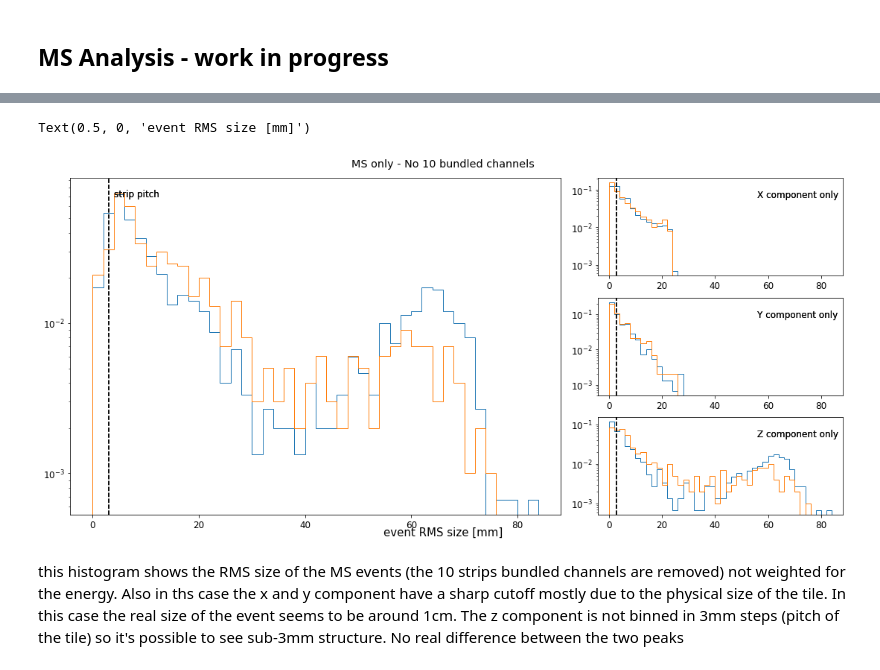
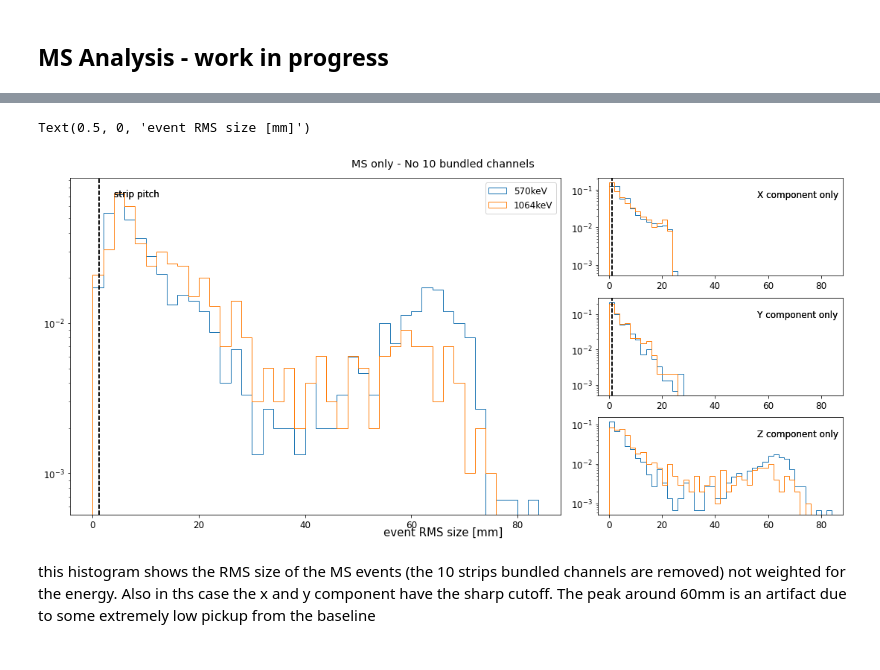
Before and after one commit to jdalmasson88/LXe_notebooks, a Jupyter notebook: cluster_analysis.ipynb, the cells around one changed output, grey strips where cells are left out. Drawn from its saved outputs; the diff is of its cells as text; code cells hidden in the pictures.

Commit message:
added energy resolution, SS/MS analysis

```diff
--- a/cluster_analysis.ipynb
+++ b/cluster_analysis.ipynb
@@ -179,6 +179,7 @@ Text(0.5, 1.0, 'SS strips count - Bundled channels removed')
 # %% [markdown]
 here the big bundles are removed. It is possible to see how the distribution slightly shifts upwards, most of the SS clusters are 2 strips or more possibly due to diffusion. The 1064keV events seem to be mildy larger clusters than the 570keV. Maybe due to continuous channel Compton reconstructed as one cluster?
 # %%
+strip_rms = 3/np.sqrt(6)
 fig3 = plt.figure(constrained_layout=True,figsize=(15,7))
 gs = fig3.add_gridspec(2, 3)
 f3_ax0 = fig3.add_subplot(gs[:, :-1])
@@ -202,17 +203,17 @@ for i in range(2):
     cluster_size = np.hypot(df['Weighted Event Size X'][mask],\
                             np.hypot(df['Weighted Event Size Y'][mask],df['Weighted Event Size Z'][mask]))
     f3_ax0.hist(cluster_size,bins=array_bin,label=labels[i],histtype='step',density=True, log=True)
-    f3_ax0.axvline(x=3,linestyle='--',c='black')
-    f3_ax0.text(3.2, 0.2, 'strip pitch', fontsize=12)
+    f3_ax0.axvline(x=strip_rms,linestyle='--',c='black')
+    f3_ax0.text(strip_rms+1, 0.2, 'strip pitch', fontsize=12)
     f3_ax1.hist(df['Weighted Event Size X'][mask],\
                 bins=array_bin,label=labels[i],histtype='step',density=True, log=True)
 
     f3_ax1.text(0.65, 0.8, 'X component only', fontsize=12, transform = f3_ax1.transAxes)
-    f3_ax1.axvline(x=3,linestyle='--',c='black')
+    f3_ax1.axvline(x=strip_rms,linestyle='--',c='black')
     f3_ax2.hist(df['Weighted Event Size Y'][mask],\
                 bins=array_bin,label=labels[i],histtype='step',density=True, log=True)
     f3_ax2.text(0.65, 0.8, 'Y component only', fontsize=12, transform = f3_ax2.transAxes)
-    f3_ax2.axvline(x=3,linestyle='--',c='black')
+    f3_ax2.axvline(x=strip_rms,linestyle='--',c='black')
     last = True
 
 f3_ax0.legend()
@@ -235,8 +236,7 @@ cut_array = ['DriftTime>0', 'DriftTime<77','NumberOfClusters>1',\
              'TileStrip X1-12 Charge Energy==0','TileStrip Y1-10 Charge Energy==0']
 last = False
 ax_text = '570keV'
-array_bin = np.arange(0,35,3)
-strip_pitch = 3
+array_bin = np.arange(0,18,1)
 for i in range(2):
     if last:
         ax_text = '1064keV'
@@ -245,18 +245,18 @@ for i in range(2):
     cut = Cut(cut_array,df,derived_dict)
     mask = cut.mask
     mask = np.logical_and(mask,df['IsFull3D'])
-    cluster_size = np.hypot(df['NumXTileChannelsHit'][mask]*strip_pitch,df['NumYTileChannelsHit'][mask]*strip_pitch)
+    cluster_size = np.hypot(df['NumXTileChannelsHit'][mask]*strip_rms,df['NumYTileChannelsHit'][mask]*strip_rms)
     f3_ax0.hist(cluster_size,bins=array_bin,label=labels[i],histtype='step',density=True, log=True)
-    f3_ax0.axvline(x=3,linestyle='--',c='black')
-    f3_ax0.text(3.2, 0.07, 'strip pitch', fontsize=12)
-    f3_ax1.hist(df['NumXTileChannelsHit'][mask]*strip_pitch,\
+    f3_ax0.axvline(x=strip_rms,linestyle='--',c='black')
+    f3_ax0.text(strip_rms+0.5, 0.07, 'strip pitch', fontsize=12)
+    f3_ax1.hist(df['NumXTileChannelsHit'][mask]*strip_rms,\
                 bins=array_bin,label=labels[i],histtype='step',density=True, log=True)
     f3_ax1.text(0.65, 0.8, 'X component only', fontsize=12, transform = f3_ax1.transAxes)
-    f3_ax1.axvline(x=3,linestyle='--',c='black')
-    f3_ax2.hist(df['NumYTileChannelsHit'][mask]*strip_pitch,\
+    f3_ax1.axvline(x=strip_rms,linestyle='--',c='black')
+    f3_ax2.hist(df['NumYTileChannelsHit'][mask]*strip_rms,\
                 bins=array_bin,label=labels[i],histtype='step',density=True, log=True)
     f3_ax2.text(0.65, 0.8, 'Y component only', fontsize=12, transform = f3_ax2.transAxes)
-    f3_ax2.axvline(x=3,linestyle='--',c='black')
+    f3_ax2.axvline(x=strip_rms,linestyle='--',c='black')
     last = True
 
 f3_ax0.legend()
@@ -294,21 +328,20 @@ for i in range(2):
     cluster_size = np.hypot(df['Weighted Event Size X'][mask],\
                             np.hypot(df['Weighted Event Size Y'][mask],df['Weighted Event Size Z'][mask]))
     f3_ax0.hist(cluster_size,bins=array_bin,label=labels[i],histtype='step',density=True, log=True)
-    f3_ax0.axvline(x=3,linestyle='--',c='black')
-    f3_ax0.text(3.2, 0.2, 'strip pitch', fontsize=12)
+    f3_ax0.axvline(x=strip_rms,linestyle='--',c='black')
+    f3_ax0.text(strip_rms + 1, 0.2, 'strip pitch', fontsize=12)
     f3_ax1.hist(df['Weighted Event Size X'][mask],\
                 bins=array_bin,label=labels[i],histtype='step',density=True, log=True)
 
     f3_ax1.text(0.65, 0.8, 'X component only', fontsize=12, transform = f3_ax1.transAxes)
-    f3_ax1.axvline(x=3,linestyle='--',c='black')
+    f3_ax1.axvline(x=strip_rms,linestyle='--',c='black')
     f3_ax2.hist(df['Weighted Event Size Y'][mask],\
                 bins=array_bin,label=labels[i],histtype='step',density=True, log=True)
     f3_ax2.text(0.65, 0.8, 'Y component only', fontsize=12, transform = f3_ax2.transAxes)
-    f3_ax2.axvline(x=3,linestyle='--',c='black')
+    f3_ax2.axvline(x=strip_rms,linestyle='--',c='black')
     f3_ax3.hist(df['Weighted Event Size Z'][mask],\
                 bins=array_bin,label=labels[i],histtype='step',density=True, log=True)
     f3_ax3.text(0.65, 0.8, 'Z component only', fontsize=12, transform = f3_ax3.transAxes)
-    f3_ax3.axvline(x=3,linestyle='--',c='black')
     last = True
 
 f3_ax0.legend()
@@ -334,37 +393,37 @@ last = False
 ax_text = '570keV'
 array_bin = np.arange(0,85,2)
 for i in range(2):
     if last:
         ax_text = '1064keV'
     cut_array = cut_array[:5] +\
     ['TotalTileEnergy>{}'.format(limits[i][0]), 'TotalTileEnergy<{}'.format(limits[i][1])]
     cut = Cut(cut_array,df,derived_dict)
     mask = cut.mask
     mask = np.logical_and(mask,df['IsFull3D'])
     cluster_size = np.hypot([np.std(c) for c in df['Cluster X-Pos'][mask]],\
                             np.hypot([np.std(c) for c in df['Cluster Y-Pos'][mask]],\
                                      [np.std(c) for c in df['Cluster Z-Pos'][mask]]))
     f3_ax0.hist(cluster_size,bins=array_bin,label=labels[i],histtype='step',density=True, log=True)
-    f3_ax0.axvline(x=3,linestyle='--',c='black')
+    f3_ax0.axvline(x=strip_rms,linestyle='--',c='black')
     f3_ax0.text(4, 0.07, 'strip pitch', fontsize=12)
     f3_ax1.hist([np.std(c) for c in df['Cluster X-Pos'][mask]],\
                 bins=array_bin,label=labels[i],histtype='step',density=True, log=True)
     f3_ax1.text(0.65, 0.8, 'X component only', fontsize=12, transform = f3_ax1.transAxes)
-    f3_ax1.axvline(x=3,linestyle='--',c='black')
+    f3_ax1.axvline(x=strip_rms,linestyle='--',c='black')
     f3_ax2.hist([np.std(c) for c in df['Cluster Y-Pos'][mask]],\
                 bins=array_bin,label=labels[i],histtype='step',density=True, log=True)
     f3_ax2.text(0.65, 0.8, 'Y component only', fontsize=12, transform = f3_ax2.transAxes)
-    f3_ax2.axvline(x=3,linestyle='--',c='black')
+    f3_ax2.axvline(x=strip_rms,linestyle='--',c='black')
     f3_ax3.hist([np.std(c) for c in df['Cluster Z-Pos'][mask]],\
                 bins=array_bin,label=labels[i],histtype='step',density=True, log=True)
     f3_ax3.text(0.65, 0.8, 'Z component only', fontsize=12, transform = f3_ax3.transAxes)
-    f3_ax3.axvline(x=3,linestyle='--',c='black')
     last = True
 
+f3_ax0.legend()
 fig3.suptitle('MS only - No 10 bundled channels')
 fig3.text(0.5, 0,'event RMS size [mm]', ha='center', va='center',fontsize=15)
 # %% [output]
 Text(0.5, 0, 'event RMS size [mm]')
-[figure, old version]
+[figure, new version]
 # %% [markdown]
-this histogram shows the RMS size of the MS events (the 10 strips bundled channels are removed) not weighted for the energy. Also in ths case the x and y component have a sharp cutoff mostly due to the physical size of the tile. In this case the real size of the event seems to be around 1cm. The z component is not binned in 3mm steps (pitch of the tile) so it's possible to see sub-3mm structure. No real difference between the two peaks
+this histogram shows the RMS size of the MS events (the 10 strips bundled channels are removed) not weighted for the energy. Also in ths case the x and y component have the sharp cutoff. The peak around 60mm is an artifact due to some extremely low pickup from the baseline
```
Also changed, not shown: parts of 9 cells of this notebook, 1 other file.
